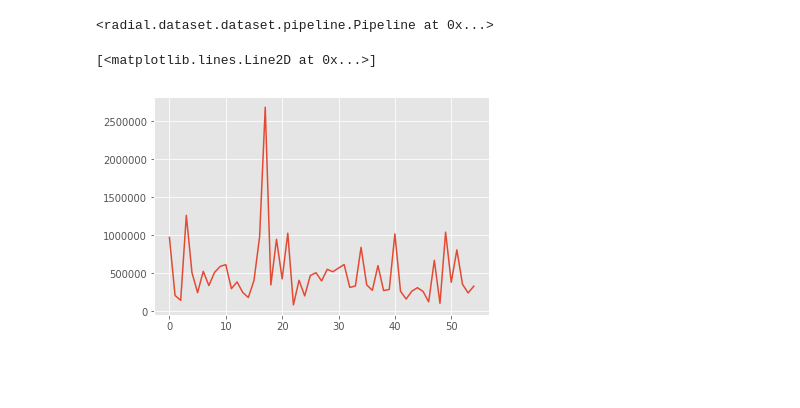
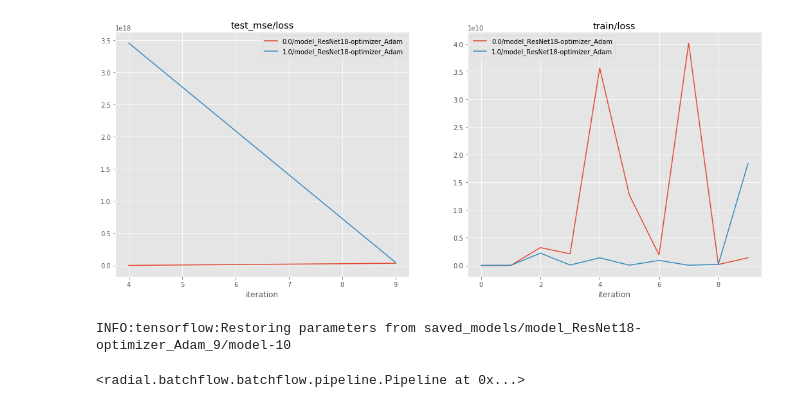
Before and after one commit to analysiscenter/radial, a Jupyter notebook: models/radial_model.ipynb, the cells around one changed output. Saved outputs shown, nothing was run; the diff lists cells and outputs as text; code cells hidden in the pictures; blank space fills up the shorter version.

```diff
--- a/models/radial_model.ipynb
+++ b/models/radial_model.ipynb
@@ -56,0 +111,36 @@ train_pipeline.next_batch(50, shuffle=True)
+# %%
+def get_mse(iteration, experiment, pipeline):
+    """ Calculate mean squared error."""
+    _ = iteration
+    pipeline = experiment[pipeline].pipeline
+    y_pred = np.array(pipeline.get_variable('predictions')).reshape(-1)
+    y_true = np.array(pipeline.get_variable('targets'))
+    return mean_squared_error(y_true, y_pred)
+
+def save_model(iteration, experiment, pipeline, model_name, path='./'):
+    """ Save model to a path."""
+    print(experiment[pipeline])
+    path = os.path.join(path, experiment[pipeline].config.alias(as_string=True) + '_' + str(iteration))
+    pipeline = experiment[pipeline].pipeline
+    pipeline.save_model(model_name, path)
+    return
+# %%
+momentum_dict = dict(name='Momentum', use_nesterov=True, learning_rate=0.1, momentum=0.5)
+opts = Option('model', [ResNet18, Inception_v4, MobileNet_v2, ResNet34, VGG7, VGG19]) \
+      * Option('optimizer', ['Adam',
+                              momentum_dict,
+                              momentum_dict.update(dict(learining_rate=.01)),
+                              momentum_dict.update(dict(learining_rate=.001)), 'Adagrad'])
+research = (Research()
+            .pipeline(train_pipeline, variables='loss', name='train')
+            .pipeline(test_pipeline, name='test', execute='%5',
+                      run=True, import_from='train')
+            .grid(opts)
+            .function(get_mse, returns='loss', name='test_mse',
+                      execute='%5', pipeline='test')
+            .function(save_model, execute=-1, pipeline='train',
+                  model_name='point', path='saved_models/')
+)
+# %%
+research_name = 'research'
+research.run(n_reps=4, n_iters=1000, name=research_name, progress_bar=True)
@@ -56,0 +153,7 @@ train_pipeline.next_batch(50, shuffle=True)
+# %%
+res = research.load('./research/')
+df = research.load_results(use_alias=True)
+# %%
+show_research(df)
+# %% [output]
+[figure, added]
@@ -57,9 +173,5 @@ train_pipeline.next_batch(50, shuffle=True)
 # %%
-train_pipeline.run(50, shuffle=True, n_epochs=5, drop_last=True, bar=True)
+pred_pipeline.run(50, shuffle=True, n_epochs=1, drop_last=True, bar=True)
 # %% [output]
-<radial.dataset.dataset.pipeline.Pipeline at 0x...>
+INFO:tensorflow:Restoring parameters from saved_models/model_ResNet18-optimizer_Adam_9/model-10
+<radial.batchflow.batchflow.pipeline.Pipeline at 0x...>
-# %%
-plt.plot(train_pipeline.get_variable('loss'))
-# %% [output]
-[<matplotlib.lines.Line2D at 0x...>]
-[figure, removed]
```
Also changed, not shown: parts of 21 cells of this notebook, 2 other files.
